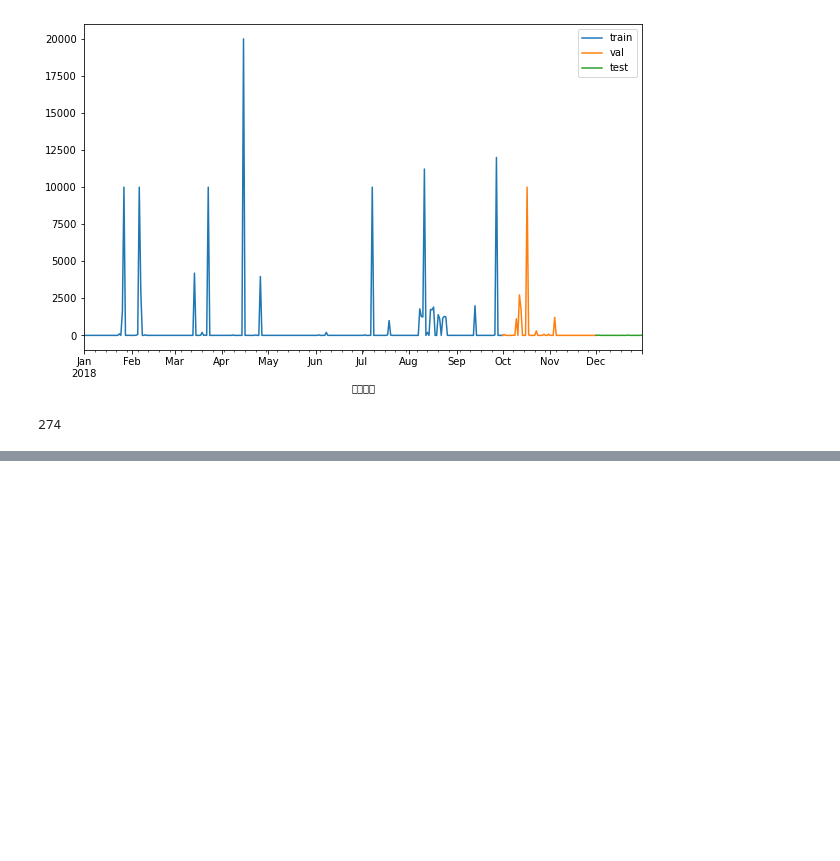
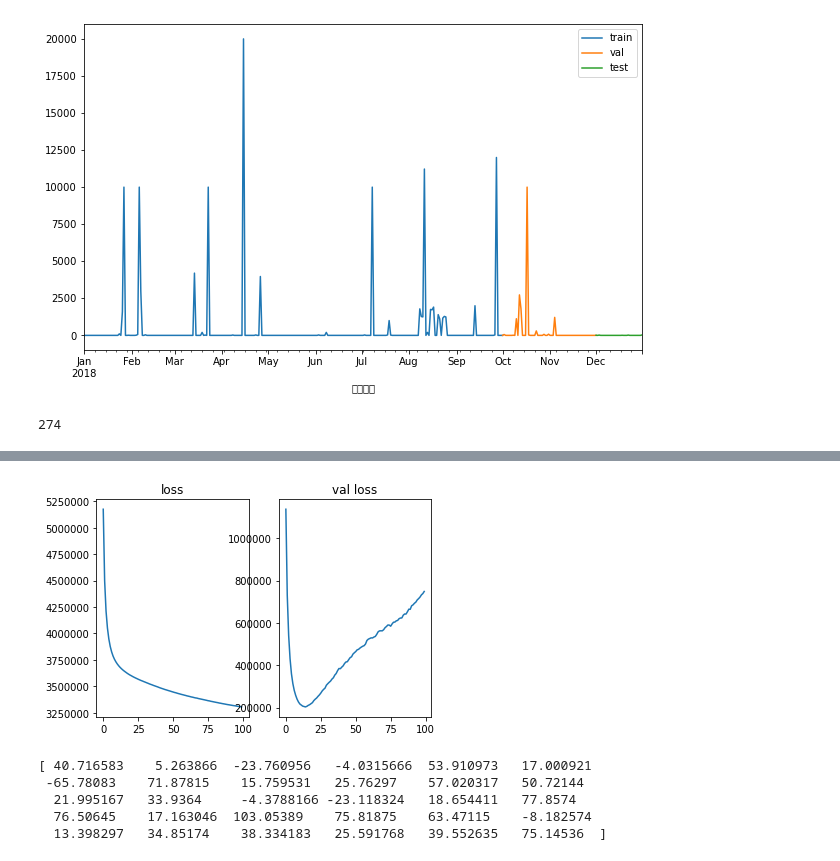
Before and after one commit to Jeremy35689/Visual-Analysis-midterm-project, a Jupyter notebook: VA Midterm Project.ipynb, the cells around one changed output, grey strips where cells are left out. Saved outputs shown, nothing was run; the diff lists cells and outputs as text; code cells hidden in the pictures; blank space fills up the shorter version.

Commit message:
prediction

```diff
--- a/VA Midterm Project.ipynb
+++ b/VA Midterm Project.ipynb
@@ -445,7 +445,7 @@ def transform_dataset(dataset, look_back=1 , predict_day=1):
              for i in range(len(dataset) - look_back - predict_day)]
     return np.array(dataX), np.array(dataY)
 look_back = 30
-predict_day = 15
+predict_day = 30
 trainX, trainY = transform_dataset(train_tmp, look_back, predict_day)
 valX,valY = transform_dataset(val_tmp, look_back, predict_day)
 testX, testY = transform_dataset(test_tmp, look_back, predict_day)
@@ -479,0 +485,34 @@ Epoch 100/100
+# %%
+# Visualize
+loss = train_history.history['loss']
+val_loss = train_history.history['val_loss']
+
+plt.subplot(121)
+plt.plot(loss)
+plt.title("loss")
+plt.subplot(122)
+plt.plot(val_loss)
+plt.title("val loss")
+plt.savefig("loss.png",dpi=300)
+plt.show()
+# %% [output]
+[figure, added]
+# %%
+#predict
+from keras.models import load_model
+model = load_model('./stock_DNN_model.h5')
+
+split_date3 = pd.Timestamp('2018-11-01')
+split_date4 = pd.Timestamp('2018-11-30')
+predicted = df_tmp.loc[split_date3:split_date4]
+predicted = predicted.values
+
+
+predict = model.predict(np.array([predicted]))
+print(predict[0])
+# %% [output]
+[ 40.716583    5.263866  -23.760956   -4.0315666  53.910973   17.000921
+ -65.78083    71.87815    15.759531   25.76297    57.020317   50.72144
+  21.995167   33.9364     -4.3788166 -23.118324   18.654411   77.8574
+  76.50645    17.163046  103.05389    75.81875    63.47115    -8.182574
+  13.398297   34.85174    38.334183   25.591768   39.552635   75.14536  ]
```
Also changed, not shown: parts of 4 cells of this notebook, 2 other files.
